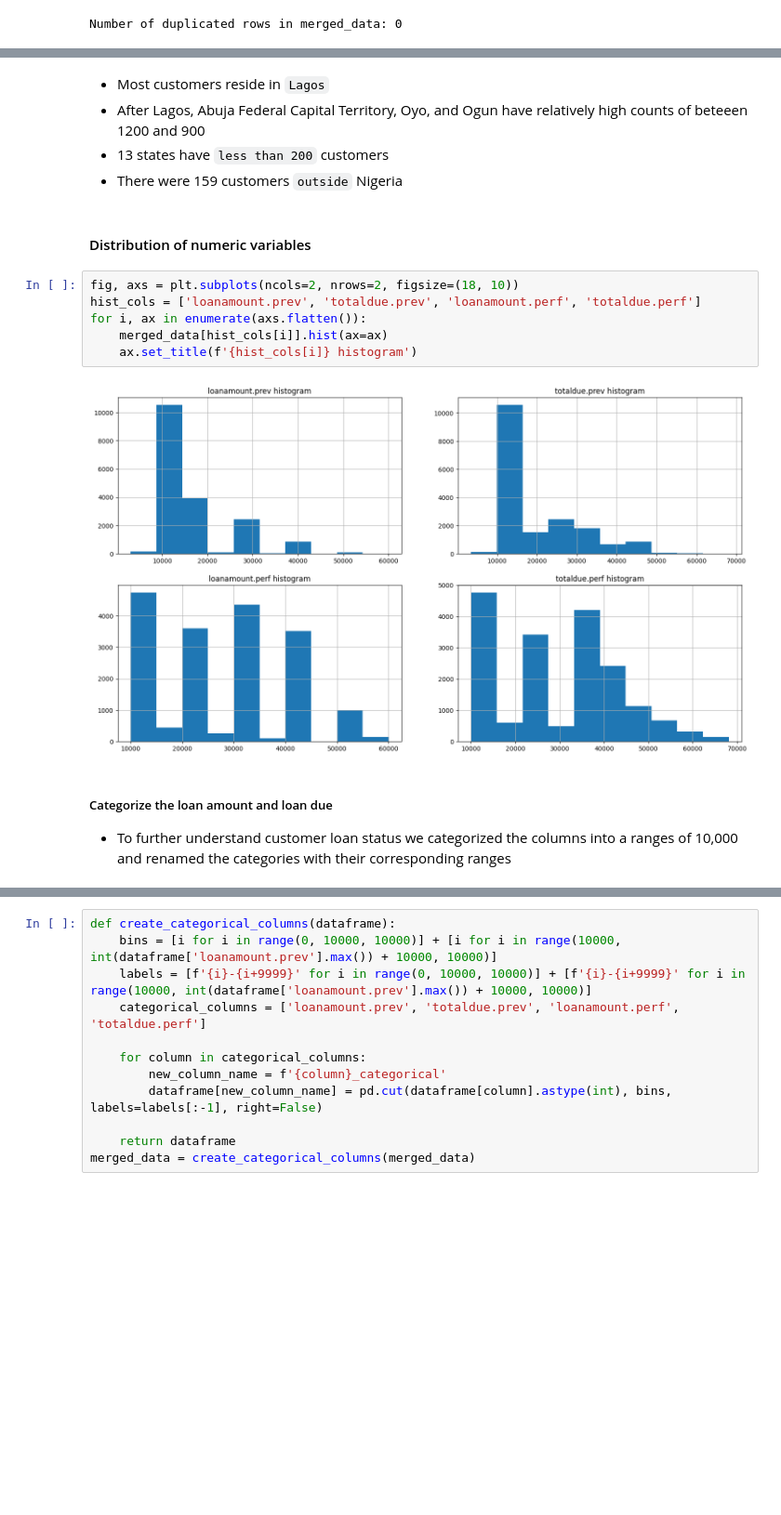
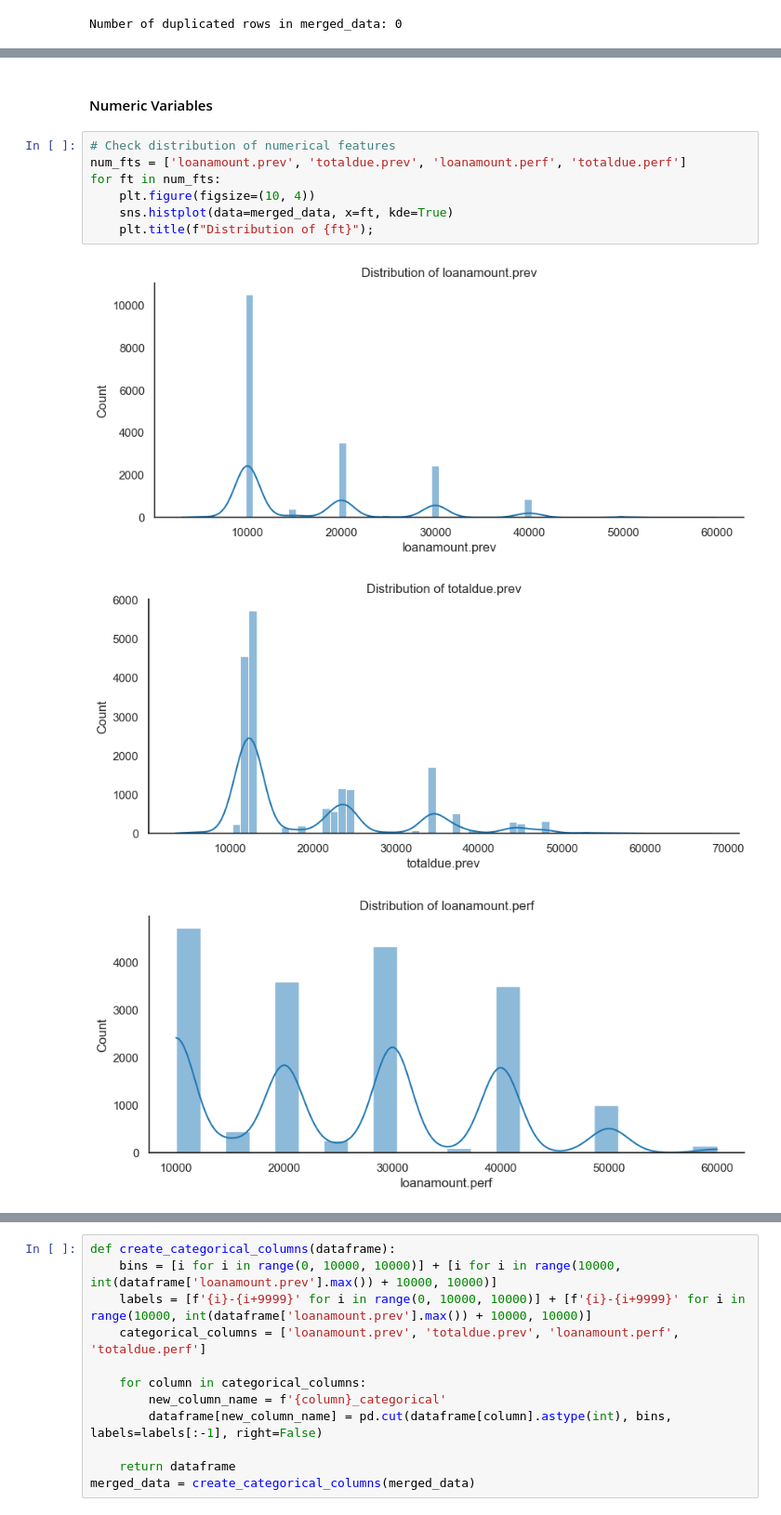
Before and after one commit to frank015940/Loan-Default-Prediction, a Jupyter notebook: loan_default_15th.ipynb, the cells around one changed output, grey strips where cells are left out. Shown at 93% size. Saved outputs shown, nothing was run; the diff lists cells and outputs as text; blank space fills up the shorter version.

```diff
--- a/loan_default_15th.ipynb
+++ b/loan_default_15th.ipynb
@@ -451,18 +342,13 @@ Text(0.5, 1.0, 'Customer Residency Status')
-# %% [markdown]
-* Most customers reside in `Lagos`
-* After Lagos, Abuja Federal Capital Territory, Oyo, and Ogun have relatively high counts of beteeen 1200 and 900
-* 13 states have `less than 200` customers
-* There were 159 customers `outside` Nigeria
-# %% [markdown]
-#### Distribution of numeric variables
-# %%
-fig, axs = plt.subplots(ncols=2, nrows=2, figsize=(18, 10))
-hist_cols = ['loanamount.prev', 'totaldue.prev', 'loanamount.perf', 'totaldue.perf']
-for i, ax in enumerate(axs.flatten()):
-    merged_data[hist_cols[i]].hist(ax=ax)
-    ax.set_title(f'{hist_cols[i]} histogram')
-# %% [output]
-[figure, removed]
-# %% [markdown]
-##### Categorize the loan amount and loan due
-* To further understand customer loan status we categorized the columns into a ranges of 10,000 and renamed the categories with their corresponding ranges
+# %% [markdown]
+#### Numeric Variables
+# %%
+# Check distribution of numerical features
+num_fts = ['loanamount.prev', 'totaldue.prev', 'loanamount.perf', 'totaldue.perf']
+for ft in num_fts:
+    plt.figure(figsize=(10, 4))
+    sns.histplot(data=merged_data, x=ft, kde=True)
+    plt.title(f"Distribution of {ft}");
+# %% [output]
+[figure, added]
+[figure, added]
+[figure, added]
```
Also changed, not shown: parts of 122 cells of this notebook.
